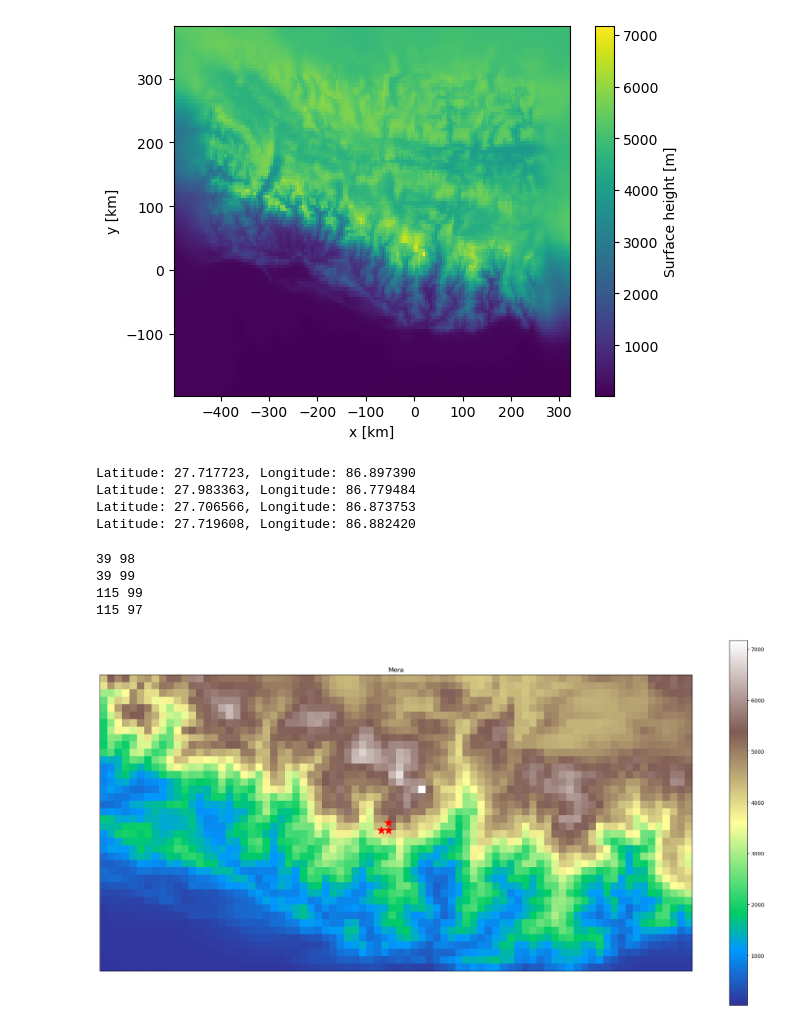
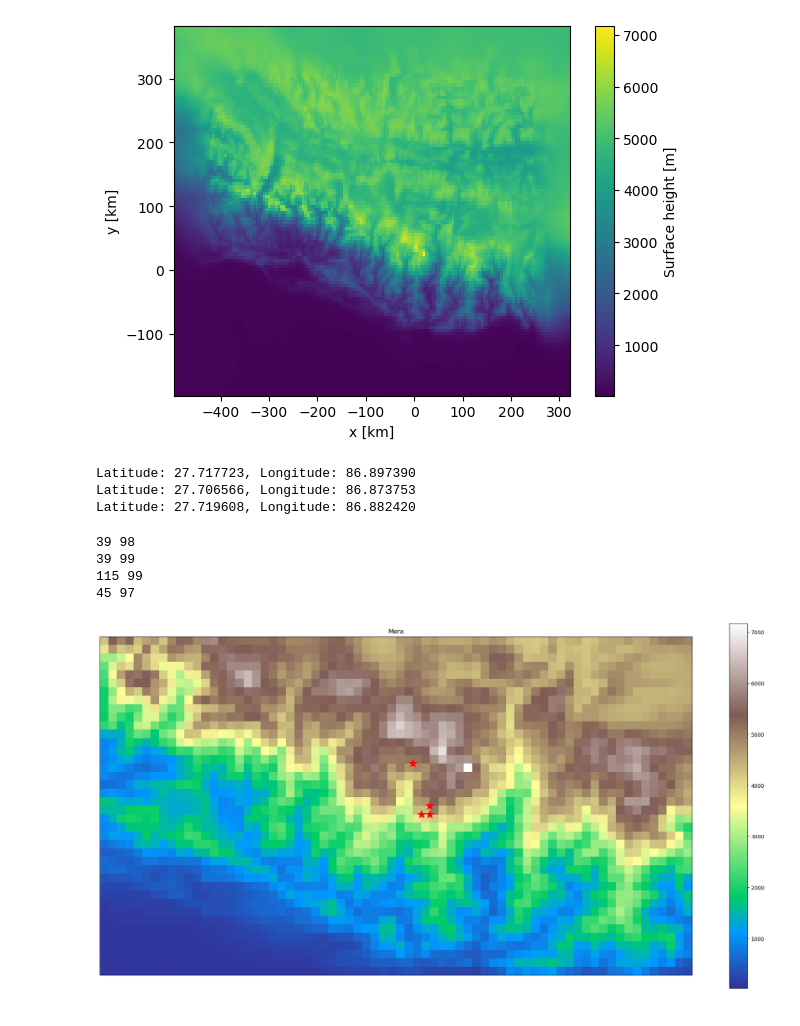
Before and after one commit to Andeol-ramb/MAR_HMA_GLACIOCLIM_Comparisons, a Jupyter notebook: MAP_Stations_Glacioclim.ipynb, the cells around one changed output. Drawn from its saved outputs; the diff is of its cells as text; code cells hidden in the pictures.

```diff
--- a/MAP_Stations_Glacioclim.ipynb
+++ b/MAP_Stations_Glacioclim.ipynb
@@ -44,9 +44,11 @@ print(f"Latitude: {latMN:.6f}, Longitude: {lonMN:.6f}")
 # Input coordinates in UTM
 eastingCH = 478315
 northingCH = 3095379
-# Transform to lon/lat
-lonCH, latCH = transformer.transform(eastingCH, northingCH)
-print(f"Latitude: {latCH:.6f}, Longitude: {lonCH:.6f}")
+
+lon_Changri=86.77948450
+lat_Changri=27.98336311
+elev_Changri=5360
+
 
 # Input coordinates in UTM
 eastingMS = 487553.653
@@ -63,7 +65,6 @@ lonMC, latMC = transformer.transform(eastingMC, northingMC)
 print(f"Latitude: {latMC:.6f}, Longitude: {lonMC:.6f}")
 # %% [output]
 Latitude: 27.717723, Longitude: 86.897390
-Latitude: 27.983363, Longitude: 86.779484
 Latitude: 27.706566, Longitude: 86.873753
 Latitude: 27.719608, Longitude: 86.882420
 # %%
@@ -79,6 +80,7 @@ target_lat = lat_MeraLA
 # Compute distance to each grid point
 dist = np.sqrt((lon - target_lon)**2 + (lat - target_lat)**2)
 j, i = np.unravel_index(dist.argmin(), dist.shape)
+
 # Compute distance to each grid point
 distMS = np.sqrt((lon - lonMS)**2 + (lat - latMS)**2)
 jMS, iMS = np.unravel_index(distMS.argmin(), distMS.shape)
@@ -92,7 +94,7 @@ distMC = np.sqrt((lon - lonMC)**2 + (lat - lonMC)**2)
 jMC, iMC = np.unravel_index(distMC.argmin(), distMC.shape)
 
 # Compute distance to each grid point
-distCH = np.sqrt((lon - lonCH)**2 + (lat - lonCH)**2)
+distCH = np.sqrt((lon - lon_Changri)**2 + (lat - lat_Changri)**2)
 jCH, iCH = np.unravel_index(distCH.argmin(), distCH.shape)
 # %%
 
@@ -105,31 +107,30 @@ print(jCH, iCH)
 39 98
 39 99
 115 99
-115 97
+45 97
 # %%
 fig, axs = plt.subplots(subplot_kw={'projection': ccrs.PlateCarree()},figsize=(20,10))
 cmap='terrain'
 
 m1=axs.pcolormesh(dsM.SH,cmap=cmap)
 
 axs.scatter(i,j,s=250,marker='*',color='red',linewidths=1.,edgecolors='red')
 
 axs.scatter(iMS,jMS,s=250,marker='*',color='red',linewidths=1.,edgecolors='red')
 
 axs.scatter(iMN,jMN,s=250,marker='*',color='red',linewidths=1.,edgecolors='red')
 
 
-axs.scatter(iCH,jCH,s=250,marker='*',color='red',linewidths=1.,edgecolors='red')
-
+axs.scatter(iCH,jCH,s=250,marker='*',color='red',linewidths=1.,edgecolors='red') #vérifier si coordonées sont dans le bon référenciel.
 
 axs.set_title('Mera')
 fig.colorbar(m1,orientation='vertical')
 
-axs.set_extent([60, 140, 60, 20], crs=ccrs.PlateCarree())
+axs.set_extent([60, 130, 60, 20], crs=ccrs.PlateCarree())
 
 #ax1.set_title('contourf with levels')
 fig.tight_layout()
 plt.grid()
 plt.show()
 # %% [output]
-[figure, old version]
+[figure, new version]
```
Also changed, not shown: 3 other files.
